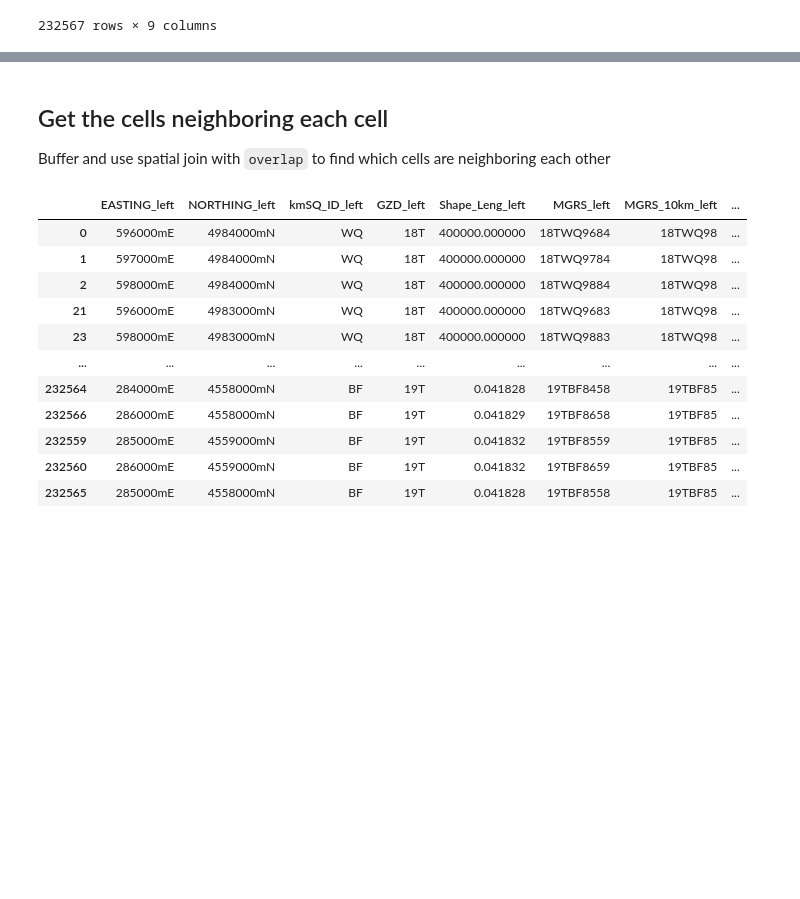
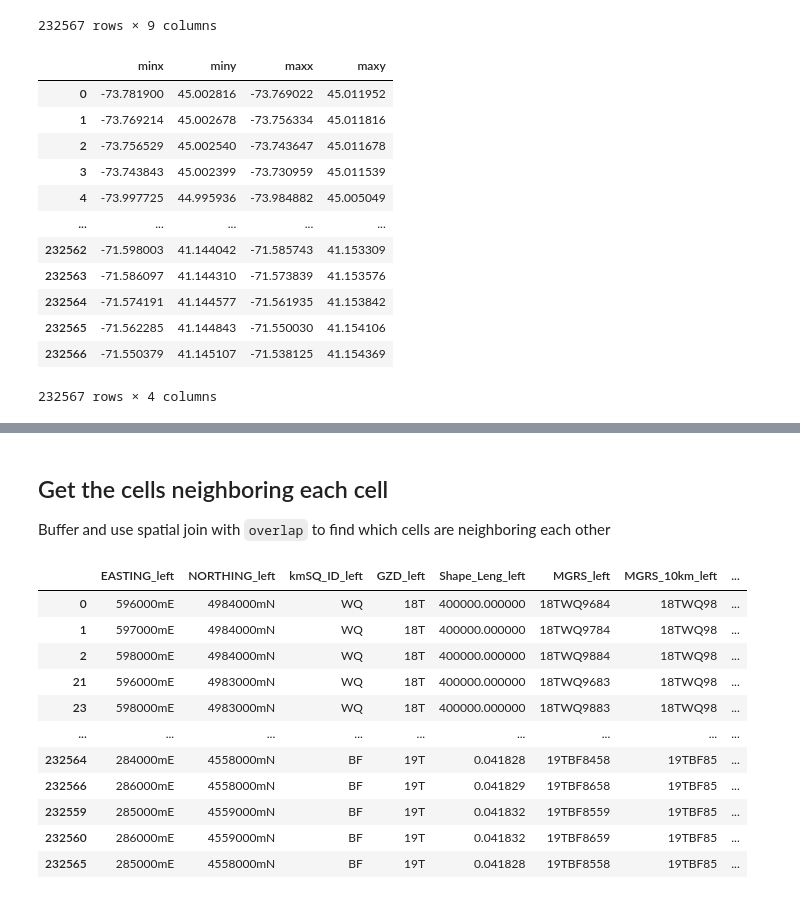
Before and after one commit to sahilmehta-US/BWSI_Final_Project, a Jupyter notebook: final_exercise_reference.ipynb, the cells around one changed output, grey strips where cells are left out. Cells and saved outputs as stored; diff of their text form; code cells hidden in the pictures; blank space fills up the shorter version.

```diff
--- a/final_exercise_reference.ipynb
+++ b/final_exercise_reference.ipynb
@@ -175,3 +175,19 @@ game_grid
 | 232565 | 285000mE | 4558000mN | BF | 19T | 0.041828 | 19TBF8558 | 19TBF85 | 1 | POLYGON ((-71.55003 41.14511, -71... |
 | 232566 | 286000mE | 4558000mN | BF | 19T | 0.041829 | 19TBF8658 | 19TBF85 | 1 | POLYGON ((-71.53813 41.14537, -71... |
 232567 rows × 9 columns
+# %%
+game_grid.bounds
+# %% [output]
+|  | minx | miny | maxx | maxy |
+| 0 | -73.781900 | 45.002816 | -73.769022 | 45.011952 |
+| 1 | -73.769214 | 45.002678 | -73.756334 | 45.011816 |
+| 2 | -73.756529 | 45.002540 | -73.743647 | 45.011678 |
+| 3 | -73.743843 | 45.002399 | -73.730959 | 45.011539 |
+| 4 | -73.997725 | 44.995936 | -73.984882 | 45.005049 |
+| ... | ... | ... | ... | ... |
+| 232562 | -71.598003 | 41.144042 | -71.585743 | 41.153309 |
+| 232563 | -71.586097 | 41.144310 | -71.573839 | 41.153576 |
+| 232564 | -71.574191 | 41.144577 | -71.561935 | 41.153842 |
+| 232565 | -71.562285 | 41.144843 | -71.550030 | 41.154106 |
+| 232566 | -71.550379 | 41.145107 | -71.538125 | 41.154369 |
+232567 rows × 4 columns
```
Also changed, not shown: parts of 5 cells of this notebook.
